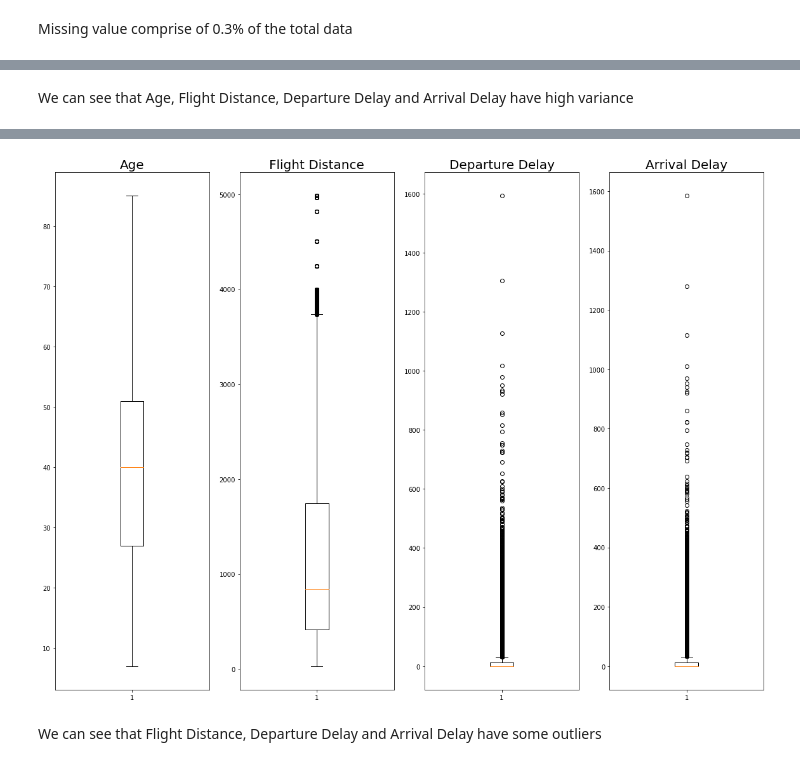
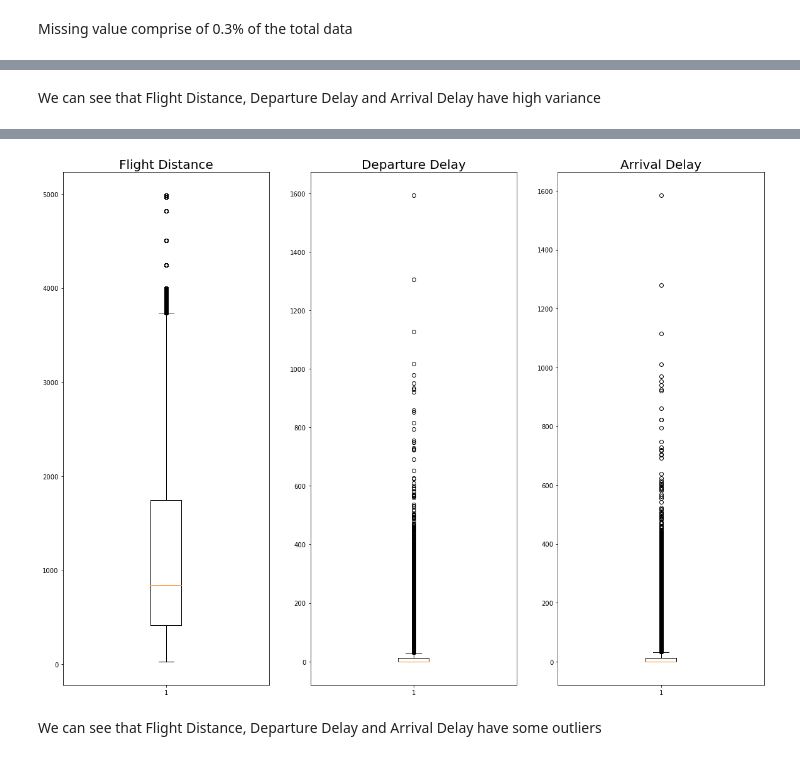
Before and after one commit to sirjanashrestha/Airlines_Passenger_Satisfaction, a Jupyter notebook: Airlines_Passenger.ipynb, the cells around one changed output, grey strips where cells are left out. Saved outputs shown, nothing was run; the diff lists cells and outputs as text; code cells hidden in the pictures.

```diff
--- a/Airlines_Passenger.ipynb
+++ b/Airlines_Passenger.ipynb
@@ -79,7 +79,7 @@ df.describe().transpose()
 | In-flight Entertainment | 129880.0 | 3.358077 | 1.334049 | 0.0 | 2.00 | 4.0 | 4.00 | 5.0 |
 | Baggage Handling | 129880.0 | 3.632114 | 1.180025 | 1.0 | 3.00 | 4.0 | 5.00 | 5.0 |
 # %% [markdown]
-We can see that Age, Flight Distance, Departure Delay and Arrival Delay have high variance
+We can see that Flight Distance, Departure Delay and Arrival Delay have high variance
 # %%
 # Find the summary of dataframe
 df.info()
@@ -104,15 +104,15 @@ memory usage: 23.8+ MB
 # %%
 # Inspect Outliers
 plt.figure(figsize=(20,15))
-check_list=['Age','Flight Distance','Departure Delay','Arrival Delay']
+check_list=['Flight Distance','Departure Delay','Arrival Delay']
 for i in range(len(check_list)):
     plt.subplot(1, len(check_list), i+1)
     plt.boxplot(df[check_list[i]])
     plt.title(check_list[i],fontsize=20)
 
 plt.show()
 # %% [output]
-[figure, old version]
+[figure, new version]
 # %% [markdown]
 We can see that Flight Distance, Departure Delay and Arrival Delay have some outliers
 # %%
```
Also changed, not shown: parts of 19 cells of this notebook.
